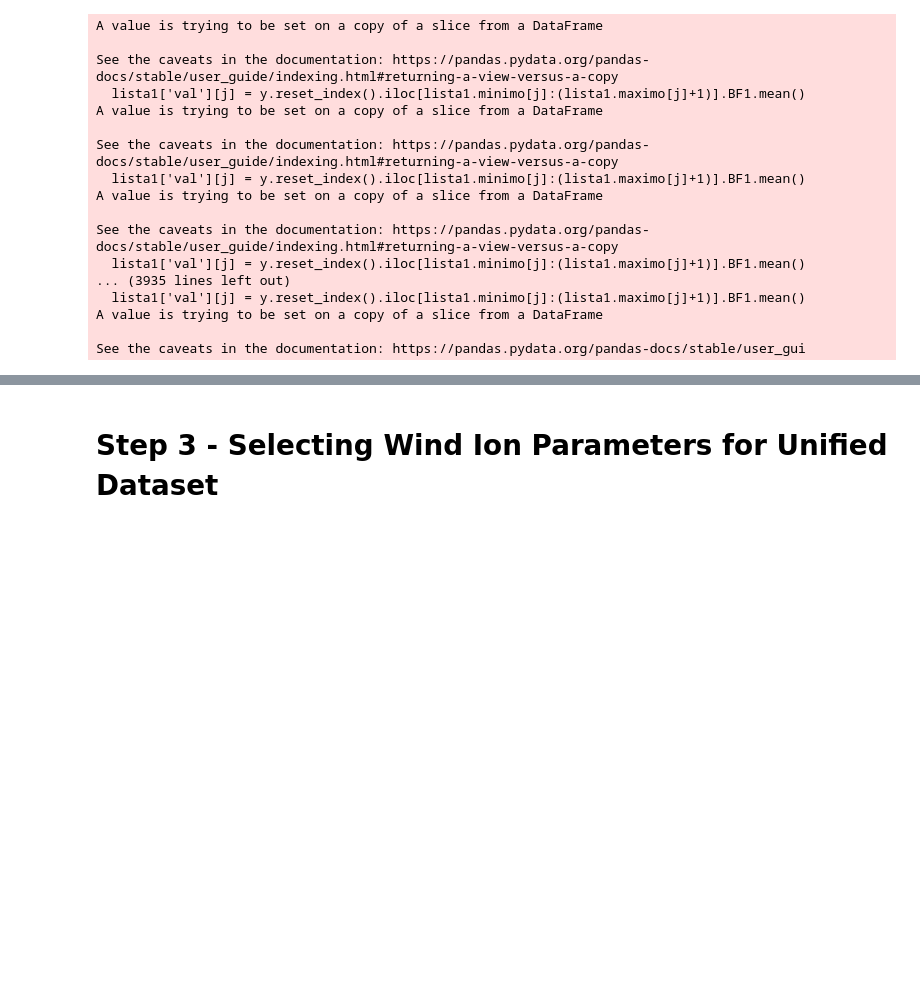
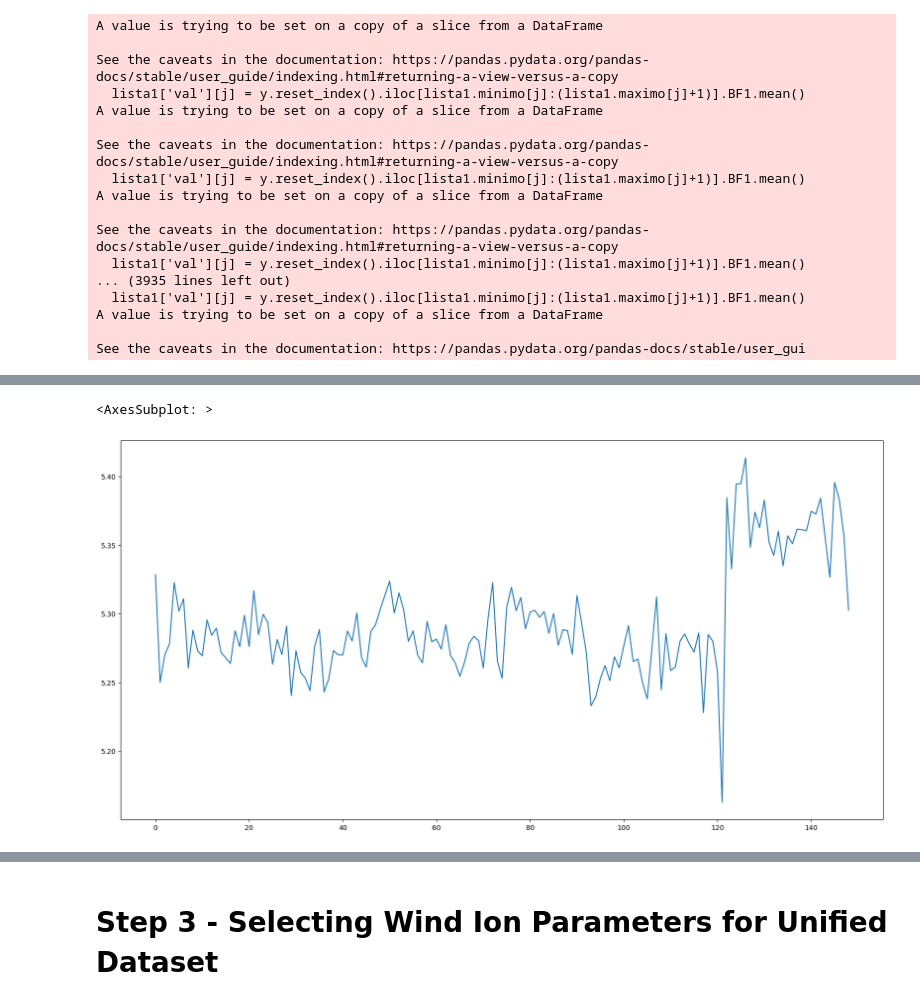
Before and after one commit to loluf/NASA_INTERESTELLAR_ARTOIS, a Jupyter notebook: NASA.ipynb, the cells around one changed output, grey strips where cells are left out. Cells and saved outputs as stored; diff of their text form; code cells hidden in the pictures; blank space fills up the shorter version.

```diff
--- a/NASA.ipynb
+++ b/NASA.ipynb
@@ -189,0 +214,6 @@ help(dtw)
+# %%
+base = pd.DataFrame(alignment.index2,columns=['valor'])
+base['indice'] = base.index.values
+base = base.groupby('valor').agg(minim=('indice','min'),maxi=('indice','max')).reset_index()
+base['discover'] = dscovr.B1F1.values
+base['tiempo'] = dscovr.Epoch1.values
@@ -189,0 +226,5 @@ help(dtw)
+# %%
+base.val.plot()
+# %% [output]
+<AxesSubplot: >
+[figure, added]
```
Also changed, not shown: parts of 31 cells of this notebook.
